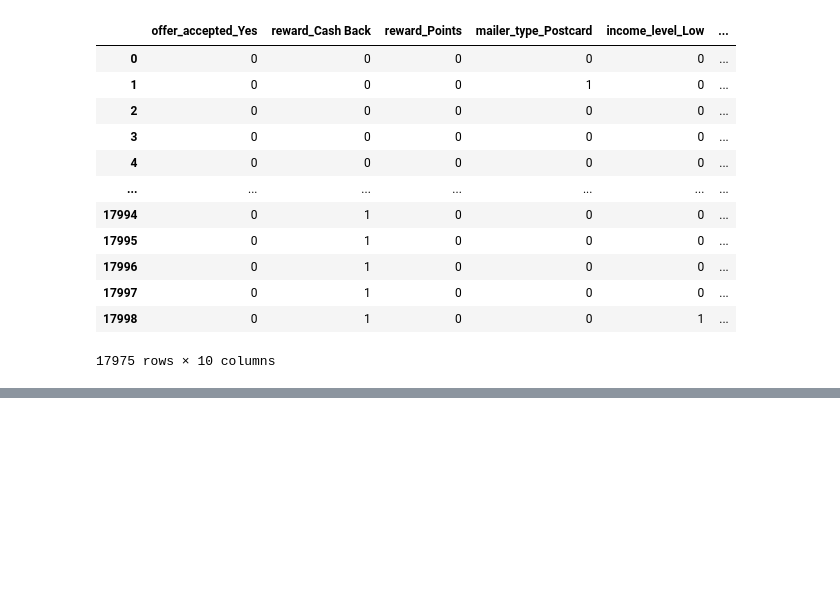
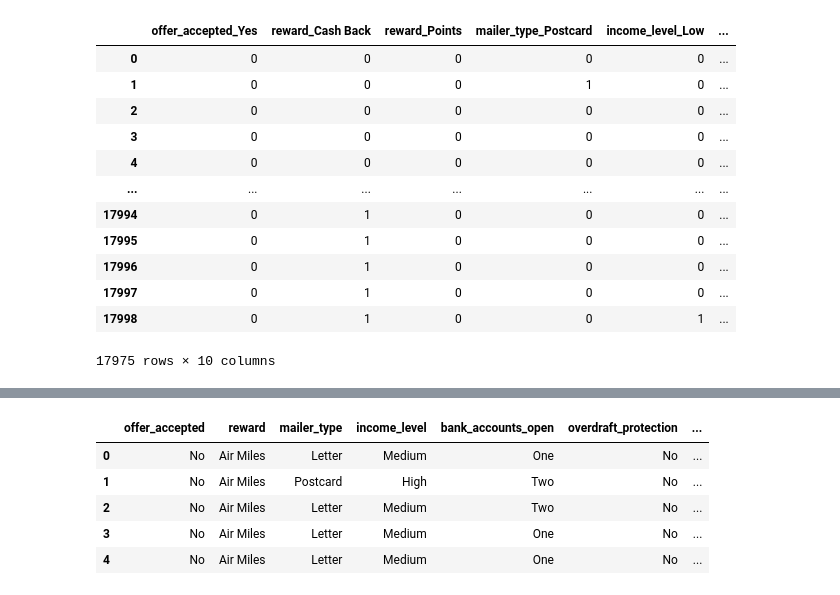
Before and after one commit to lillaszulyovszky/ironhack-case-study-classification, a Jupyter notebook: Case Study - Classification.ipynb, the cells around one changed output, grey strips where cells are left out. Cells and saved outputs as stored; diff of their text form; code cells hidden in the pictures; blank space fills up the shorter version.

```diff
--- a/Case Study - Classification.ipynb
+++ b/Case Study - Classification.ipynb
@@ -590,0 +638,4 @@ X = data_num_withoutq
+# %%
+# map the values to their new value in each column
+conversion_dict = {1: 'One', 2: 'Two',3: 'Three'}
+data['bank_accounts_open'] = data['bank_accounts_open'].replace(conversion_dict)
@@ -590,0 +687,11 @@ X = data_num_withoutq
+# %%
+# split categorical data into
+data_cat_2 = data.select_dtypes(include=['object'])
+data_cat_2.head()
+# %% [output]
+|  | offer_accepted | reward | mailer_type | income_level | bank_accounts_open | overdraft_protection | ... |
+| 0 | No | Air Miles | Letter | Medium | One | No | ... |
+| 1 | No | Air Miles | Postcard | High | Two | No | ... |
+| 2 | No | Air Miles | Letter | Medium | Two | No | ... |
+| 3 | No | Air Miles | Letter | Medium | One | No | ... |
+| 4 | No | Air Miles | Letter | Medium | One | No | ... |
```
Also changed, not shown: parts of 65 cells of this notebook.
